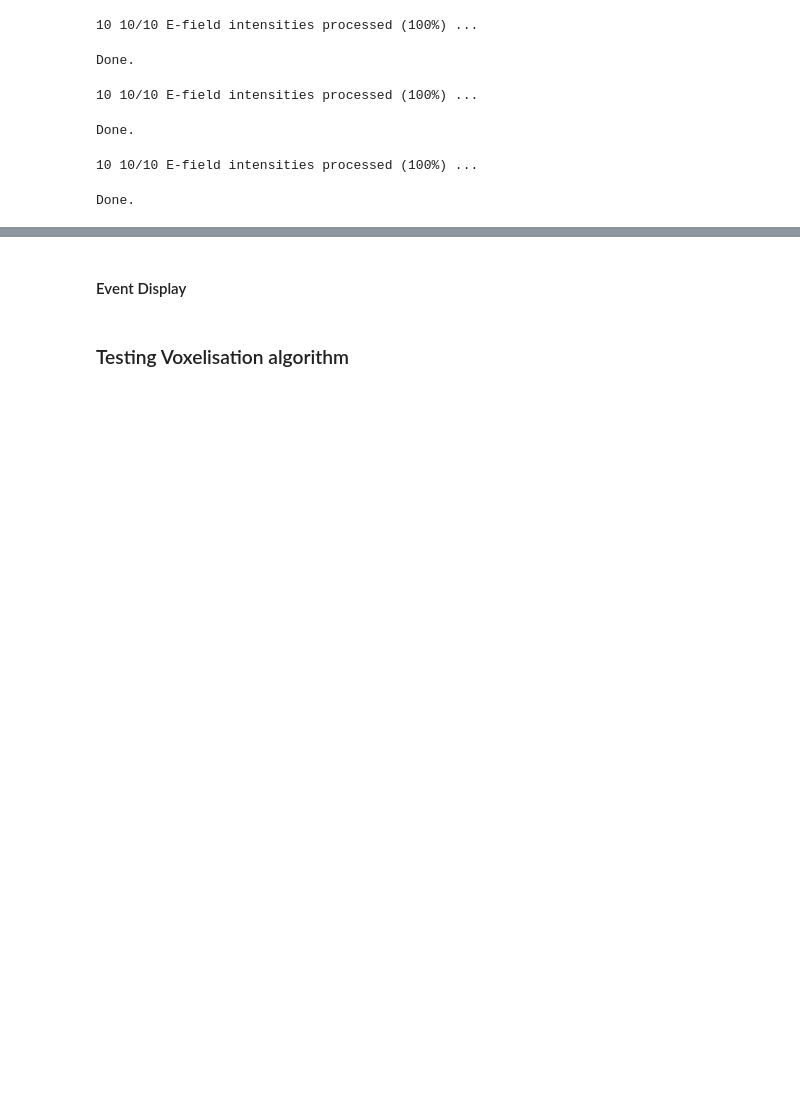
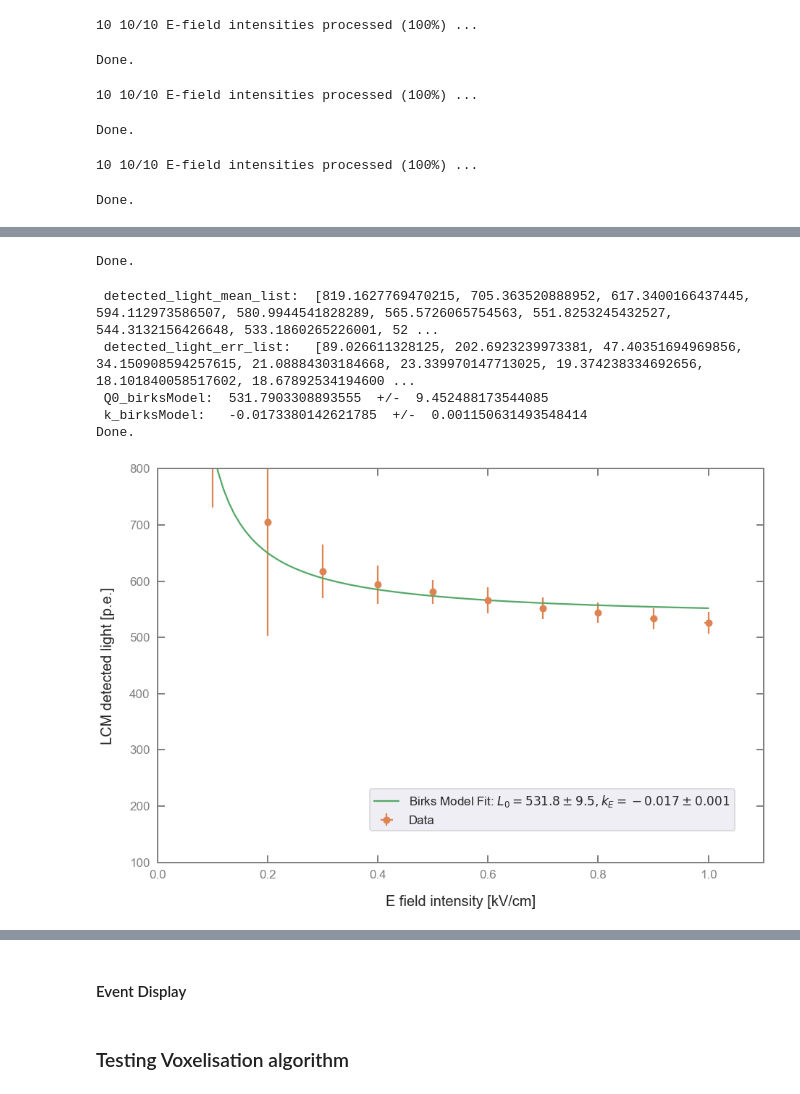
Before and after one commit to RomanMBerner/larpix-analysis, a Jupyter notebook: lightCharge_anticorrelation/main.ipynb, the cells around one changed output, grey strips where cells are left out. Saved outputs shown, nothing was run; the diff lists cells and outputs as text; code cells hidden in the pictures; blank space fills up the shorter version.

```diff
--- a/lightCharge_anticorrelation/main.ipynb
+++ b/lightCharge_anticorrelation/main.ipynb
@@ -808,7 +808,7 @@ if plot_all or plot_chargeYield_vs_hitPosX_summary:
     x_min,x_max = pixels_x_min, pixels_x_max
     y_min,y_max = 0,200
 
-    axis_labels = ['Hit position x [mm]','Charge yield per hit [ke]']
+    axis_labels = ['Hit position x [mm]','Detected charge per hit [ke]']
     save_name = 'plots/TGraphError_ChargeYieldPerHit_vs_CoordX_summary.png'
     restrict_to_entries = [2,5,9]
     x_vals_list      = [x_vals for i in range(n_graviCentre_bins)]
@@ -1722,3 +1742,5 @@ plt.savefig(save_name, dpi=400) # bbox_inches='tight'
 '''
 
 print('Done.')
+# %% [output]
+Done.
@@ -1725 +1828,77 @@ print('Done.')
+# %%
+# Plot light yield as a function of the E-field intensity
+
+# Notes for the error propagation:
+# For every eField:
+#     For every GCx bin:
+#         mean_in_this_GC
+#         sem_in_this_GC
+#     mean_light_for_this_efield = mean(mean_in_this_GC)
+#     error_light_for_this_efield = sqrt(squared_sum_of(sem_in_this_GC))
+
+ly_mean_per_GCx_list = []
+ly_sem_per_GCx_list = []
+#ly_std_per_GCx_list = []
+plot_folder_list = []
+
+# Loop over all TChains and obtain data for the profile plots
+for eField_index in range(n_field_intensities):
+    #print(track_cgx_list[eField_index])
+
+    ly_list = []
+    ly_sem_list = []
+    #ly_std_list = []
+
+    # Loop over all bins
+    for bin_i in range(n_bins_x):
+        gc_bin_i.append((bin_i+0.5)*x_width+x_min)
+        ly_in_bin_i = []
+        # Loop over all TChains
+        for entry in range(len(LCM_detectedLight_list[eField_index])):
+            # Check if GC is in current bin
+            if track_cgx_list[eField_index][entry]>((bin_i)*x_width+x_min) and track_cgx_list[eField_index][entry]<((bin_i+1)*x_width+x_min):
+                # Check if LY is not below selection criterium
+                if LCM_detectedLight_list[eField_index][entry]>-(track_cgx_list[eField_index][entry]-x_min)*(LY_cut_at_xmin-LY_cut_at_xmax)/(x_max-x_min)+LY_cut_at_xmin:
+                    ly_in_bin_i.append(LCM_detectedLight_list[eField_index][entry])
+        ly_list.append(np.nanmean(ly_in_bin_i))
+        ly_sem_list.append(scipy.stats.sem(ly_in_bin_i))
+        #ly_std_list.append(np.std(ly_in_bin_i))
+    ly_mean_per_GCx_list.append(ly_list)
+    ly_sem_per_GCx_list.append(ly_sem_list)
+    #ly_std_per_GCx_list.append(ly_std_list)
+
+    plot_folder_list.append(str(e_field_list[eField_index]) + '_kV_per_cm')
+
+#print(' ly_mean_per_GCx_list: ')
+#print(ly_mean_per_GCx_list)
+
+#print(' ly_sem_per_GCx_list: ')
+#print(ly_sem_per_GCx_list)
+
+detected_light_mean_list = []
+detected_light_err_list = []
+for i in range(len(ly_mean_per_GCx_list)):
+    detected_light_mean_list.append(np.nanmean(ly_mean_per_GCx_list[i]))
+    detected_light_err_list.append(np.sqrt(np.nansum([ly_sem_per_GCx_list[i][j]**2 for j in range(len(ly_sem_per_GCx_list[i]))])))
+
+print(' detected_light_mean_list: ', detected_light_mean_list)
+print(' detected_light_err_list:  ', detected_light_err_list)
+
+# Make plot
+x_min, x_max = 0.0, 1.1
+y_min, y_max = 100, 800
+axis_labels = ['E field intensity [kV/cm]','LCM detected light [p.e.]']
+save_name = 'plots/TGraphError_LightYield_vs_eField.png'
+
+L0_birks, L0_birks_err, k_birks, k_birks_err = plot_birksModel_2(e_field_list,detected_light_mean_list,e_field_errors_list,detected_light_err_list,\
+                                                               x_min,x_max,y_min,y_max,\
+                                                               axis_labels,save_name)
+print('Done.')
+# %% [output]
+ detected_light_mean_list:  [819.1627769470215, 705.363520888952, 617.3400166437445, 594.112973586507, 580.9944541828289, 565.5726065754563, 551.8253245432527, 544.3132156426648, 533.1860265226001, 52 ...
+ detected_light_err_list:   [89.026611328125, 202.6923239973381, 47.40351694969856, 34.150908594257615, 21.08884303184668, 23.339970147713025, 19.374238334692656, 18.101840058517602, 18.67892534194600 ...
+ Q0_birksModel:  531.7903308893555  +/-  9.452488173544085
+ k_birksModel:   -0.0173380142621785  +/-  0.001150631493548414
+Done.
+[figure, added]
 # %%
```
Also changed, not shown: parts of 25 cells of this notebook, 1 other file.
